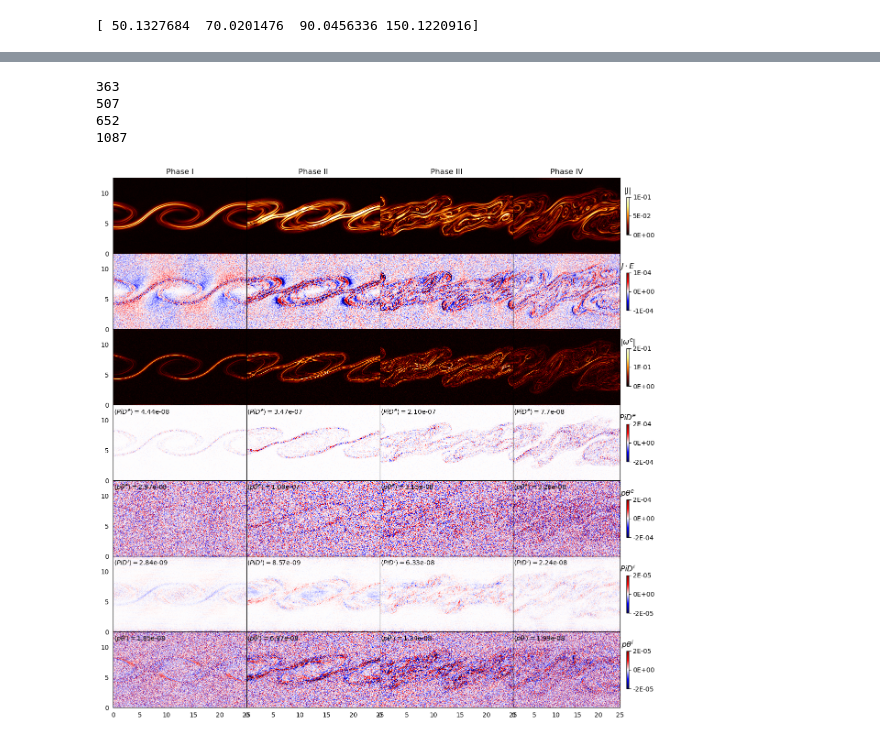
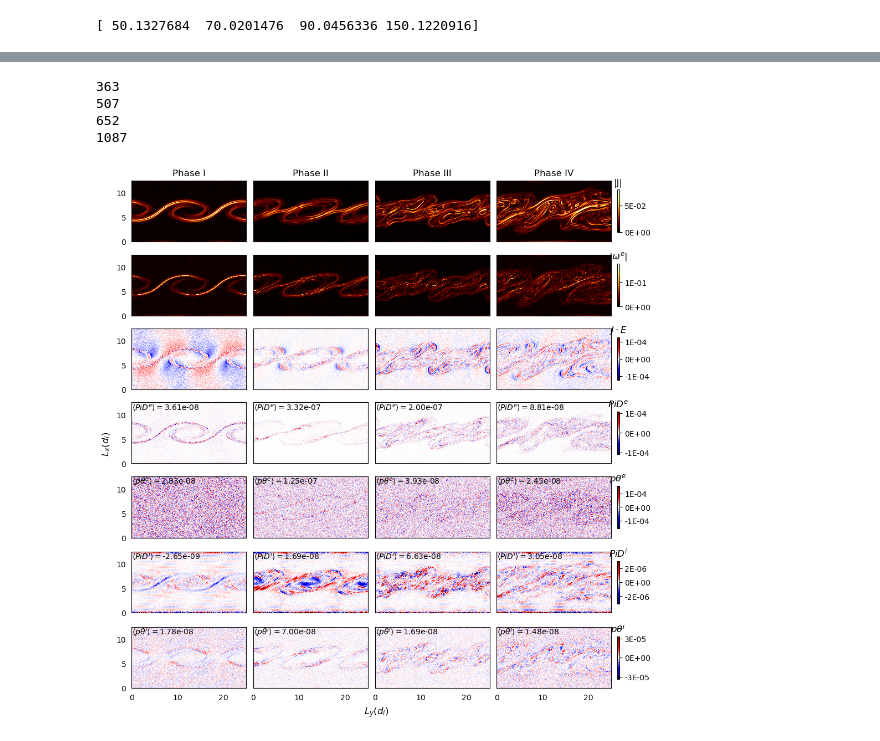
Before and after one commit to jgoodwill1/TurbPy, a Jupyter notebook: Analysis/Jupyter/snapshots.ipynb, the cells around one changed output, grey strips where cells are left out. Cells and saved outputs as stored; diff of their text form; code cells hidden in the pictures.

```diff
--- a/Analysis/Jupyter/snapshots.ipynb
+++ b/Analysis/Jupyter/snapshots.ipynb
@@ -64,6 +106,6 @@ plt.pcolormesh(el['jz'])
 # %%
-fig, axs = plt.subplots(7,4, figsize=(15, 15), sharex = True, sharey = True)
-fig.subplots_adjust(wspace = 0, hspace = 0)
+fig, axs = plt.subplots(7,4, figsize=(10, 10), sharex = True, sharey = True, layout = 'constrained')
+# fig.subplots_adjust(wspace = 0.01, hspace = 0)
 snaps = [363, 507, 652, 1087]
 for i in np.arange(len(snaps)):
   t = snaps[i]
@@ -76,67 +118,63 @@ for i in np.arange(len(snaps)):
   by = f['cby']
   we = tb.pcurl(el['jx']/el['rho'], el['jy']/el['rho'], el['jz']/el['rho'], dx = info['Lx/de']/info['nx'], dy = info['Ly/de']/info['ny'])
   we_abs = np.sqrt(we[0]**2 + we[1]**2 + we[2]**2)
-  pthe, pide = tb.ps_calc(dirs, times[20], species = 'electron')
-
-
-
-  pthe, pide = tb.ps_calc(dirs, times[t], kfilt = True, species = 'electron')
-  pthi, pidi = tb.ps_calc(dirs, times[t], kfilt = True, species = 'ion')
-  JiE, JeE, JE = tb.JE_calc(dirs, times[t])
-
+  JE, pthe, pide, pthi, pidi = time_av(t)
   hot = 'afmhot'
   seis = 'seismic'
-  cm1 = axs[0,i].pcolormesh(ly,lx,j, cmap = hot, vmin = 0, vmax = 0.1)
-  cm2 = axs[1,i].pcolormesh(ly,lx,JE, cmap = seis, vmin = -0.0001, vmax = 0.0001)
-  cm3 = axs[2,i].pcolormesh(ly,lx,we_abs, cmap = hot,  vmin = 0, vmax = 0.2)
-  cm4 = axs[3,i].pcolormesh(ly,lx, pide, cmap = seis,  vmin = -0.0002, vmax = 0.0002)
-  cm5 = axs[4,i].pcolormesh(ly,lx, pthe, cmap = seis,  vmin = -0.0002, vmax = 0.0002)
-  cm6 = axs[5,i].pcolormesh(ly,lx, pidi, cmap = seis,  vmin = -0.00002, vmax = 0.00002)
-  cm7 = axs[6,i].pcolormesh(ly,lx, pthi, cmap = seis,  vmin = -0.00002, vmax = 0.00002)
+  cm1 = axs[0,i].pcolormesh(ly,lx,j, cmap = hot, vmin = 0, vmax = np.max(j))
+  cm2 = axs[1,i].pcolormesh(ly,lx,we_abs, cmap = hot,  vmin = 0, vmax = np.max(we_abs))
+  cm3 = axs[2,i].pcolormesh(ly,lx,JE, cmap = seis, vmin = -np.max(JE), vmax = np.max(JE))
+  cm4 = axs[3,i].pcolormesh(ly,lx, pide, cmap = seis,  vmin = -np.max(pide), vmax = np.max(pide))
+  cm5 = axs[4,i].pcolormesh(ly,lx, pthe, cmap = seis,  vmin = -np.max(pthe), vmax = np.max(pthe))
+  cm6 = axs[5,i].pcolormesh(ly,lx, pidi, cmap = seis,  vmin = -np.max(pidi)/10, vmax = np.max(pidi)/10)
+  cm7 = axs[6,i].pcolormesh(ly,lx, pthi, cmap = seis,  vmin = -np.max(pthi), vmax = np.max(pthi))
 
   axs[0,i].tick_params(left = False, right = False, top = False, bottom = False)
   axs[1,i].tick_params(left = False, right = False, top = False, bottom = False)
   axs[2,i].tick_params(left = False, right = False, top = False, bottom = False)
   axs[3,i].tick_params(left = False, right = False, top = False, bottom = False)
   axs[4,i].tick_params(left = False, right = False, top = False, bottom = False)
   axs[5,i].tick_params(left = False, right = False, top = False, bottom = False)
   axs[6,i].tick_params(left = False, right = False, top = False, bottom = False)
 
   axs[3,i].text(0.1,11, r'$\langle PiD^e\rangle = $'f'{np.format_float_scientific(np.average(pide), precision = 2)}')
   axs[4,i].text(0.1,11, r'$\langle p \theta^e\rangle = $'f'{np.format_float_scientific(np.average(pthe), precision = 2)}')
   axs[5,i].text(0.1,11, r'$\langle PiD^i\rangle = $'f'{np.format_float_scientific(np.average(pidi), precision = 2)}')
   axs[6,i].text(0.1,11, r'$\langle p \theta^i\rangle = $'f'{np.format_float_scientific(np.average(pthi), precision = 2)}')
 
 
 
   if i == len(snaps)-1:
-    cb1 = fig.colorbar(cm1 , ax = axs[0,i], shrink = 0.5, format = '%.0E')
-    cb2 = fig.colorbar(cm2 , ax=  axs[1,i], shrink = 0.5, format = '%.0E')
-    cb3 = fig.colorbar(cm3 , ax = axs[2,i], shrink = 0.5, format = '%.0E')
-    cb4 = fig.colorbar(cm4 , ax = axs[3,i], shrink = 0.5, format = '%.0E')
-    cb5 = fig.colorbar(cm5 , ax = axs[4,i], shrink = 0.5, format = '%.0E')
-    cb6 = fig.colorbar(cm6 , ax = axs[5,i], shrink = 0.5, format = '%.0E')
-    cb7 = fig.colorbar(cm7 , ax = axs[6,i], shrink = 0.5, format = '%.0E')
+    cb1 = fig.colorbar(cm1 , ax = axs[0,i], shrink = 0.7, format = '%.0E')
+    cb2 = fig.colorbar(cm2 , ax=  axs[1,i], shrink = 0.7, format = '%.0E')
+    cb3 = fig.colorbar(cm3 , ax = axs[2,i], shrink = 0.7, format = '%.0E')
+    cb4 = fig.colorbar(cm4 , ax = axs[3,i], shrink = 0.7, format = '%.0E')
+    cb5 = fig.colorbar(cm5 , ax = axs[4,i], shrink = 0.7, format = '%.0E')
+    cb6 = fig.colorbar(cm6 , ax = axs[5,i], shrink = 0.7, format = '%.0E')
+    cb7 = fig.colorbar(cm7 , ax = axs[6,i], shrink = 0.7, format = '%.0E')
 
 cb1.ax.set_title('|J|')
-cb2.ax.set_title(r'$J \cdot E$')
-cb3.ax.set_title(r'|$\omega^e$|')
+cb2.ax.set_title(r'|$\omega^e$|')
+cb3.ax.set_title(r'$J \cdot E$')
 cb4.ax.set_title(r'$PiD^e$')
 cb5.ax.set_title(r'$p \theta^e$')
 cb6.ax.set_title(r'$PiD^i$')
 cb7.ax.set_title(r'$p \theta^i$')
 axs[0,0].set_title(r'Phase I')
 axs[0,1].set_title(r'Phase II')
 axs[0,2].set_title(r'Phase III')
 axs[0,3].set_title(r'Phase IV')
 
-plt.savefig(figs + 'snaps.png')
+fig.supxlabel(r'$L_y (d_i)$')
+fig.supylabel(r'$L_x (d_i)$')
+
+plt.savefig(figs + 'snaps.png', bbox_inches = 'tight', pad_inches = 0)
 # %% [output]
 363
 507
 652
 1087
-[figure, old version]
+[figure, new version]
 # %%
 # fig, axs = plt.subplots(7,4, figsize=(15, 15), sharex = True, sharey = True, layout='constrained')
 # snaps = [363, 507, 652, 1087]
```
Also changed, not shown: parts of 4 cells of this notebook, 11 other files.
